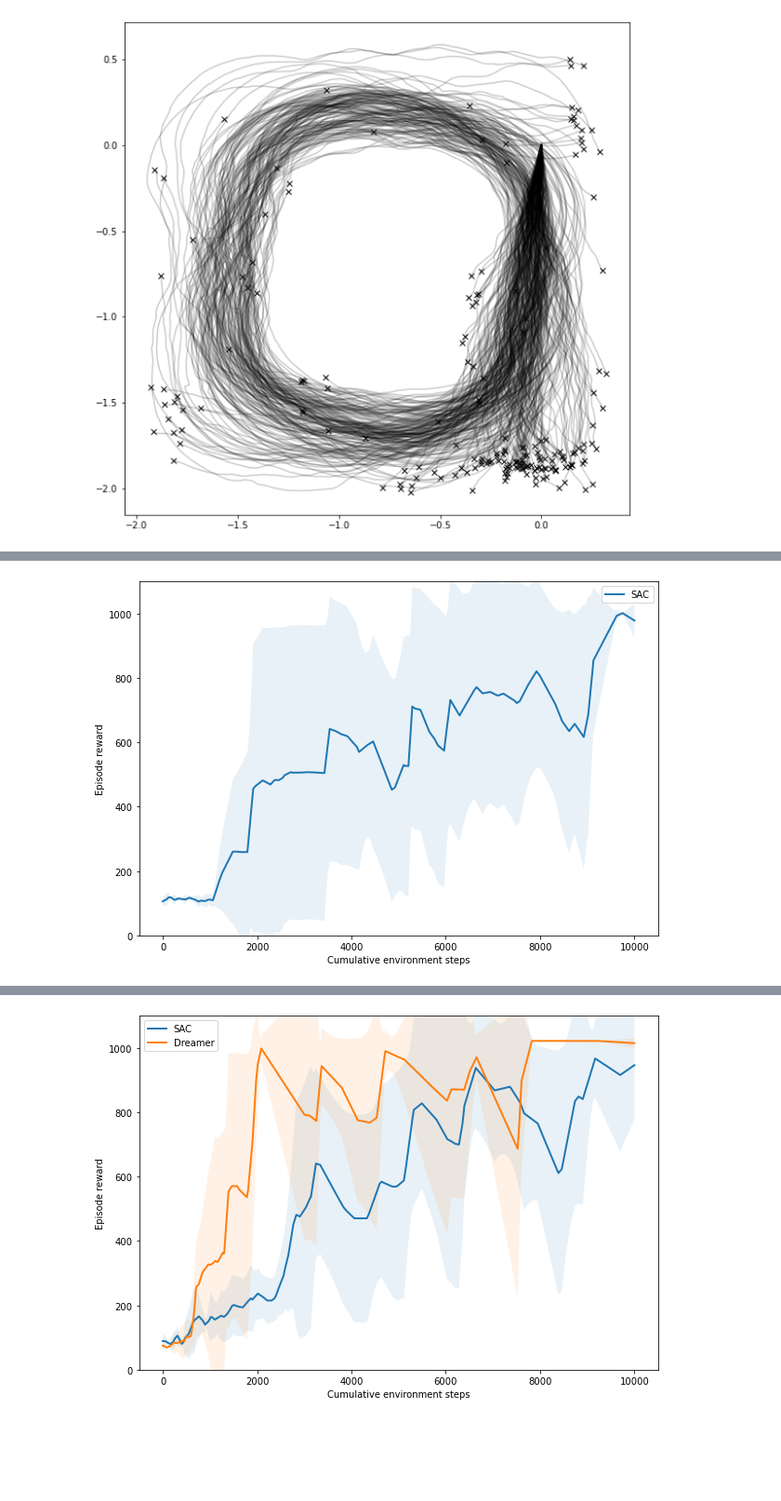
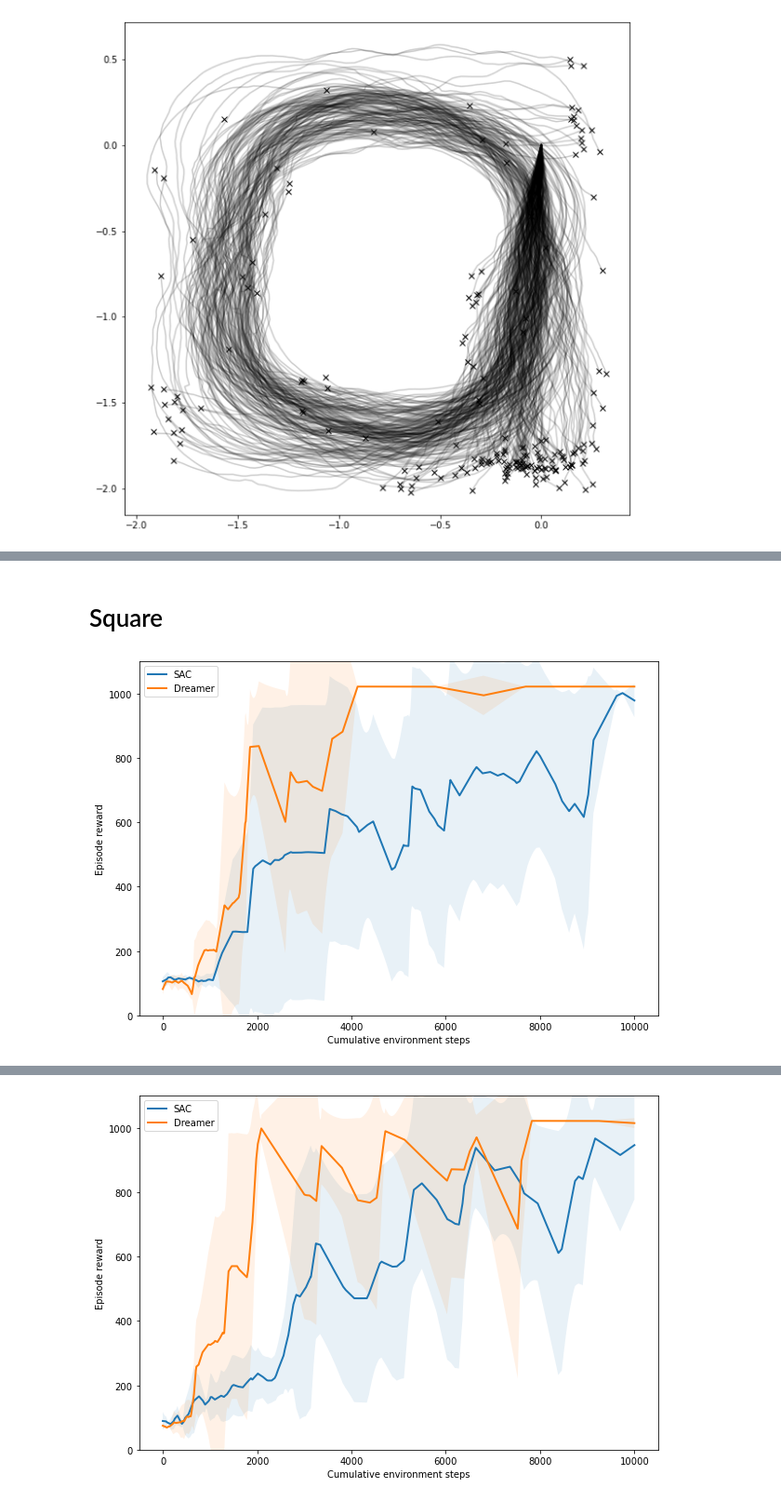
Before and after one commit to ari-viitala/RLDonkeyCar, a Jupyter notebook: analysis/Results.ipynb, the cells around one changed output, grey strips where cells are left out. Shown at 93% size. Cells and saved outputs as stored; diff of their text form; code cells hidden in the pictures; blank space fills up the shorter version.

```diff
--- a/analysis/Results.ipynb
+++ b/analysis/Results.ipynb
@@ -112,9 +111,12 @@ def plot_run(data_folder, label):
     plt.xlabel("Cumulative environment steps")
     plt.ylabel("Episode reward")
     plt.legend()
+# %% [markdown]
+# Square
 # %%
 plt.figure(1, (10, 7))
 plot_run("./results/real_sac/square/", "SAC")
+plot_run("./results/real_dreamer/square/", "Dreamer")
 # %% [output]
-[figure, old version]
+[figure, new version]
 # %% [markdown]
```
Also changed, not shown: parts of 10 cells of this notebook, 10 other files.
